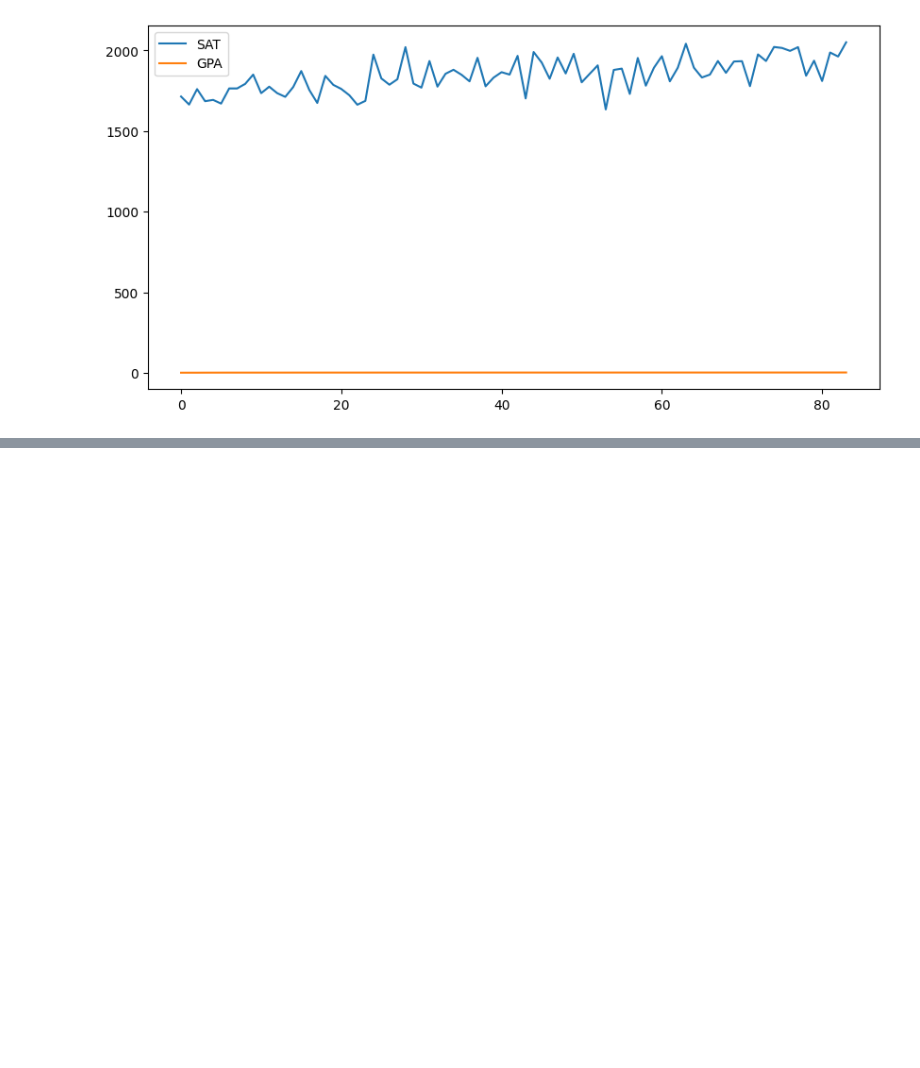
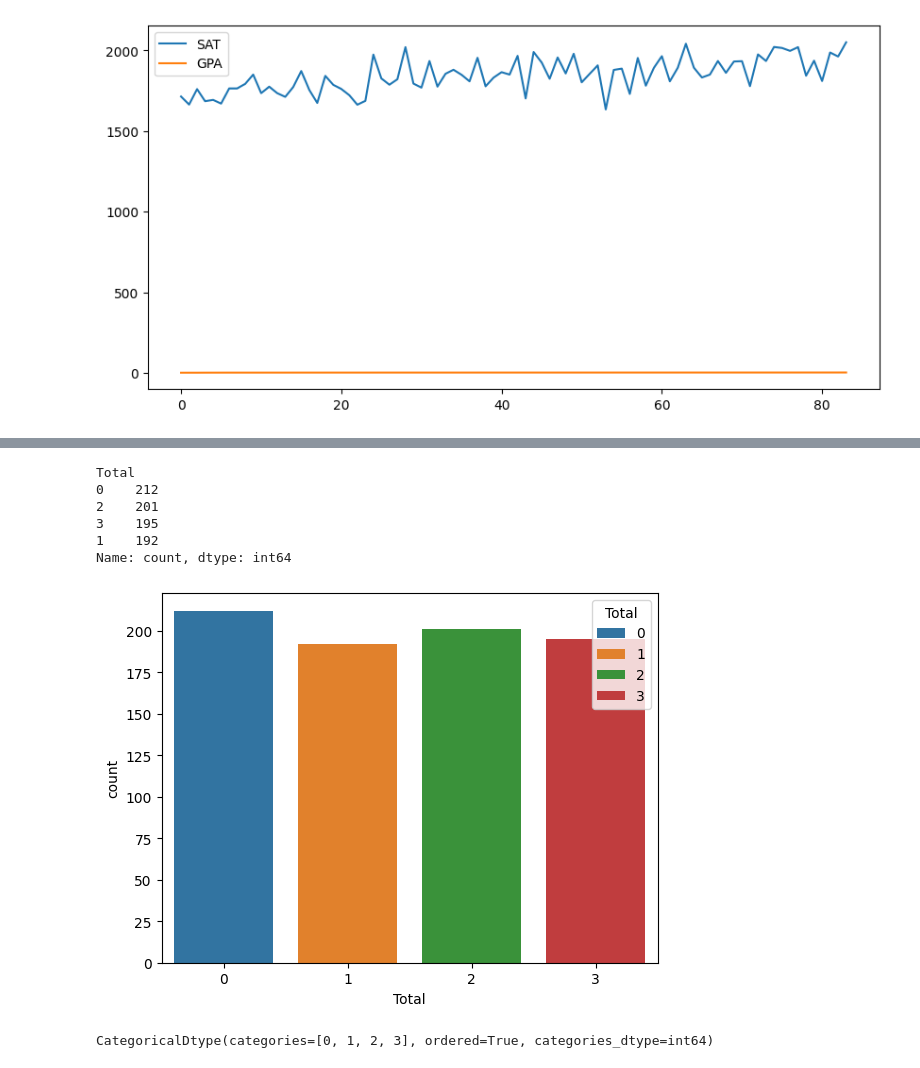
Before and after one commit to AyushDevadiga1/practice-programs, a Jupyter notebook: plotting_practice_2.ipynb, the cells around one changed output, grey strips where cells are left out. Saved outputs shown, nothing was run; the diff lists cells and outputs as text; code cells hidden in the pictures; blank space fills up the shorter version.

Commit message:
Use of pd.qcut in categorical conversion

```diff
--- a/plotting_practice_2.ipynb
+++ b/plotting_practice_2.ipynb
@@ -24,0 +37,24 @@ plt.show()
+# %%
+bins = pd.qcut(df['Total'],q=4,labels=[0,1,2,3])
+# %%
+print(bins.value_counts())
+# %% [output]
+Total
+0    212
+2    201
+3    195
+1    192
+Name: count, dtype: int64
+# %%
+sns.countplot(
+                data = df,
+                x = bins,
+                hue = bins
+)
+plt.show()
+# %% [output]
+[figure, added]
+# %%
+bins.dtype #  <-- Converted into categorical dtype
+# %% [output]
+CategoricalDtype(categories=[0, 1, 2, 3], ordered=True, categories_dtype=int64)
```
Also changed, not shown: parts of 4 cells of this notebook, 1 other file.
